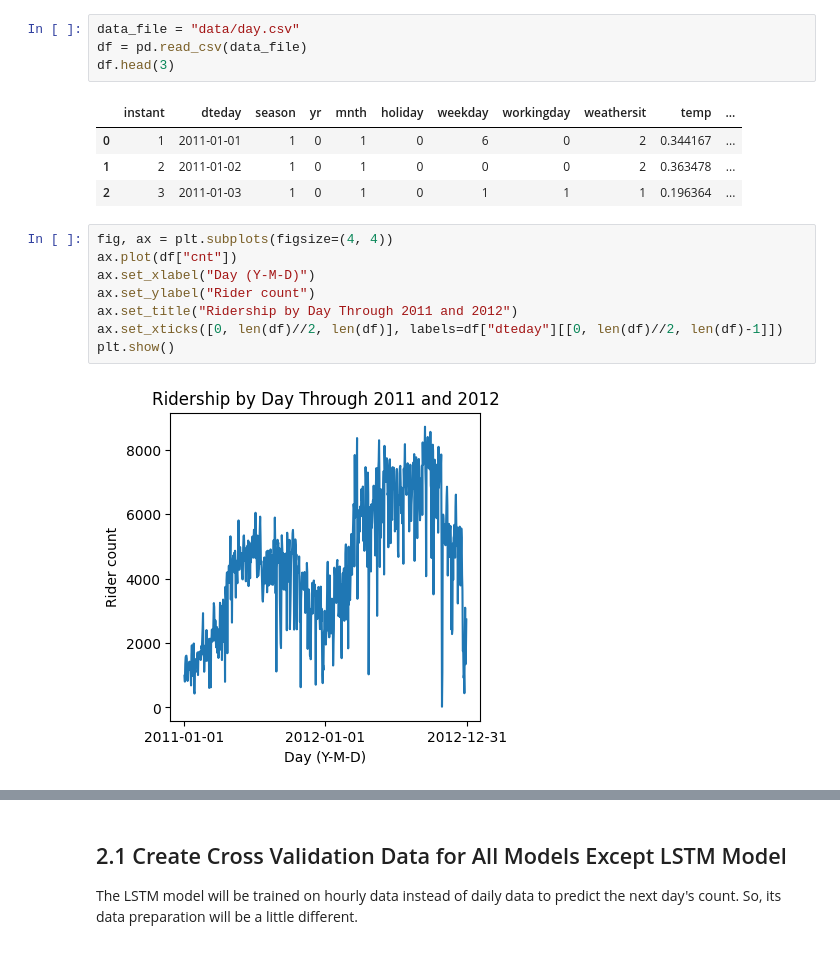
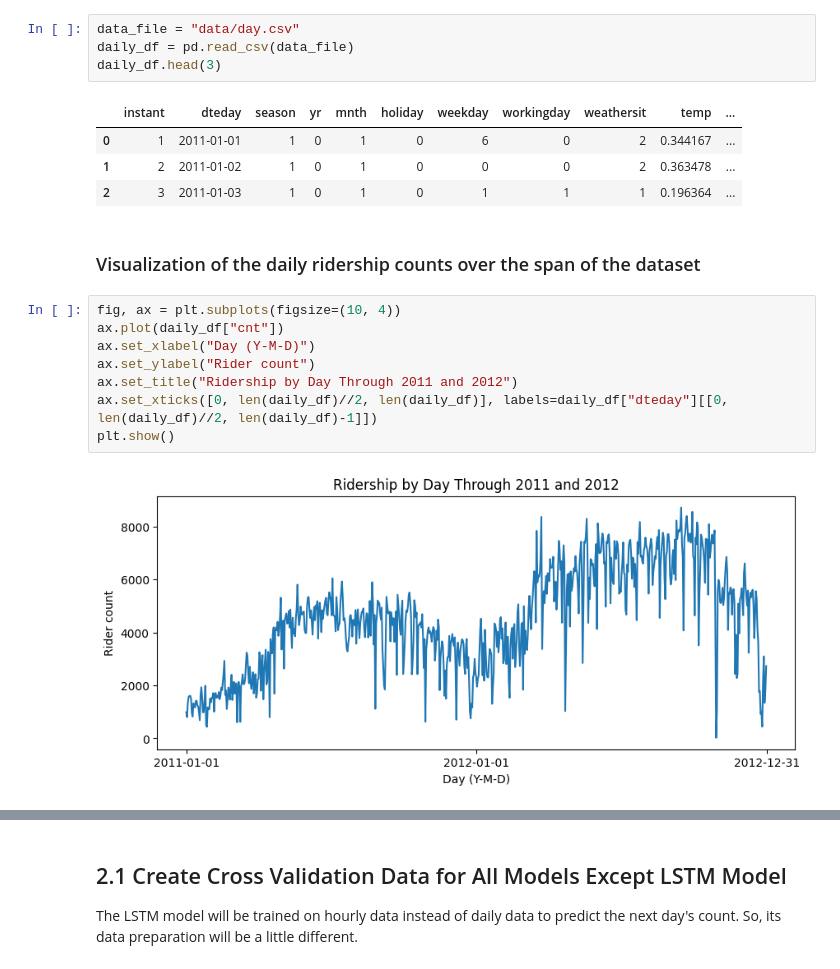
Before and after one commit to ZachOBrien/bikeshare-modelling, a Jupyter notebook: train.ipynb, the cells around one changed output, grey strips where cells are left out. Cells and saved outputs as stored; diff of their text form.

```diff
--- a/train.ipynb
+++ b/train.ipynb
@@ -20,20 +21,22 @@ from preprocessing import preprocess_bikeshare_data
 # 1. Data Preparation
 # %%
 data_file = "data/day.csv"
-df = pd.read_csv(data_file)
-df.head(3)
+daily_df = pd.read_csv(data_file)
+daily_df.head(3)
 # %% [output]
 |  | instant | dteday | season | yr | mnth | holiday | weekday | workingday | weathersit | temp | ... |
 | 0 | 1 | 2011-01-01 | 1 | 0 | 1 | 0 | 6 | 0 | 2 | 0.344167 | ... |
 | 1 | 2 | 2011-01-02 | 1 | 0 | 1 | 0 | 0 | 0 | 2 | 0.363478 | ... |
 | 2 | 3 | 2011-01-03 | 1 | 0 | 1 | 0 | 1 | 1 | 1 | 0.196364 | ... |
+# %% [markdown]
+### Visualization of the daily ridership counts over the span of the dataset
 # %%
-fig, ax = plt.subplots(figsize=(4, 4))
-ax.plot(df["cnt"])
+fig, ax = plt.subplots(figsize=(10, 4))
+ax.plot(daily_df["cnt"])
 ax.set_xlabel("Day (Y-M-D)")
 ax.set_ylabel("Rider count")
 ax.set_title("Ridership by Day Through 2011 and 2012")
-ax.set_xticks([0, len(df)//2, len(df)], labels=df["dteday"][[0, len(df)//2, len(df)-1]])
+ax.set_xticks([0, len(daily_df)//2, len(daily_df)], labels=daily_df["dteday"][[0, len(daily_df)//2, len(daily_df)-1]])
 plt.show()
 # %% [output]
-[figure, old version]
+[figure, new version]
```
Also changed, not shown: parts of 40 cells of this notebook.
